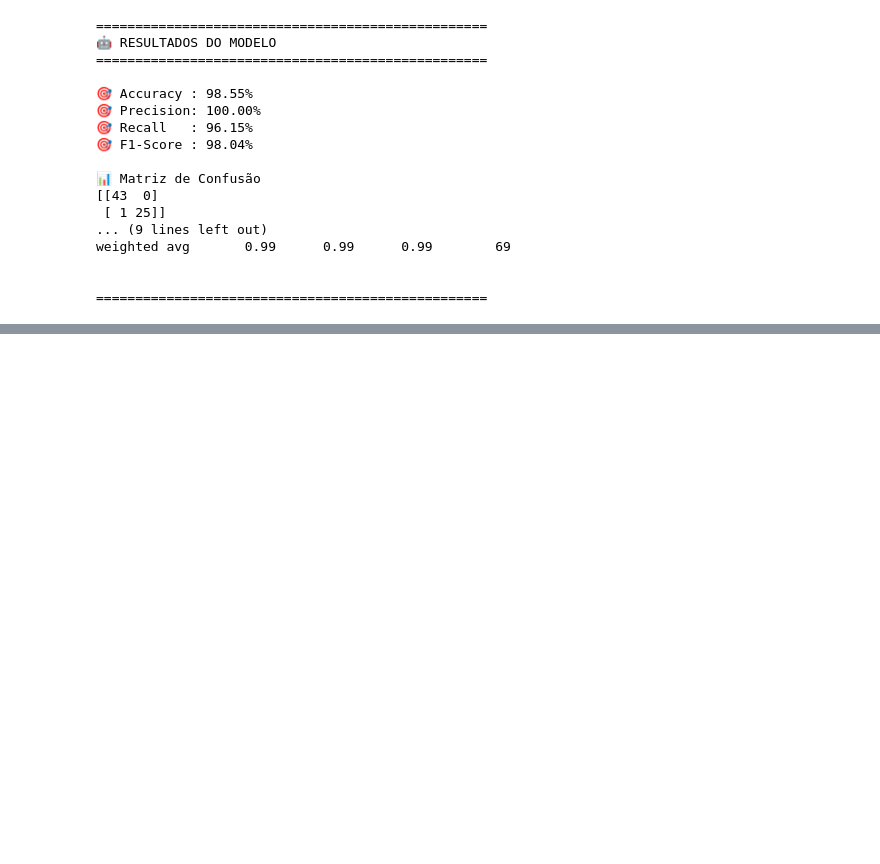
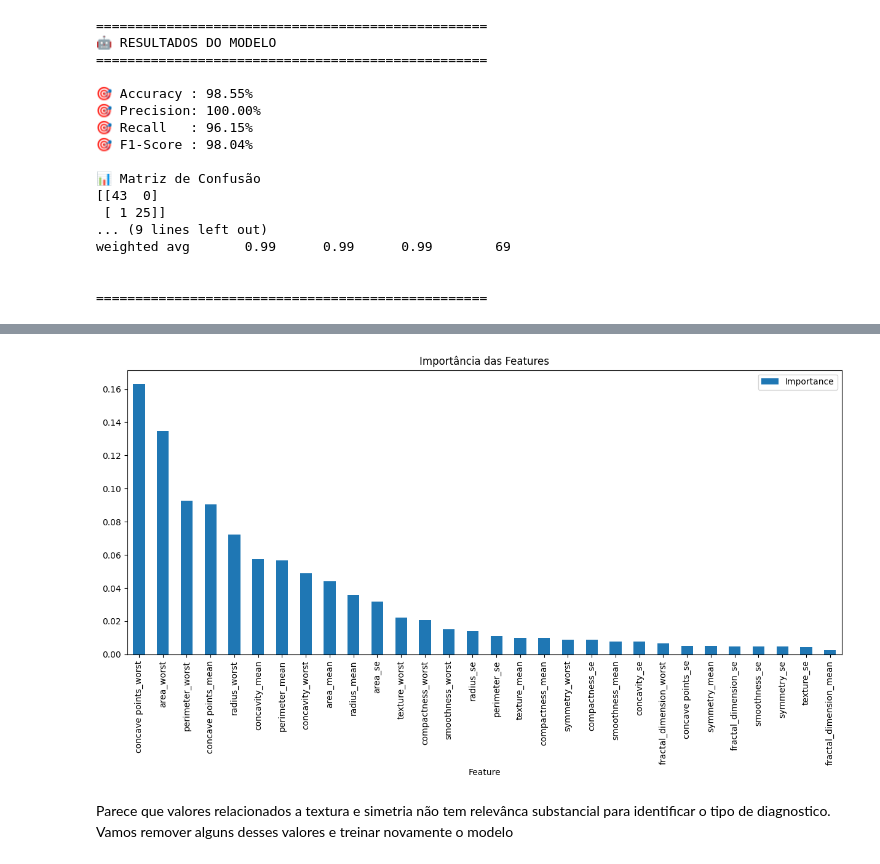
Before and after one commit to gabrielcannes/desafio-tecnico-fase1, a Jupyter notebook: clean.ipynb, the cells around one changed output, grey strips where cells are left out. Drawn from its saved outputs; the diff is of its cells as text; code cells hidden in the pictures; blank space fills up the shorter version.

```diff
--- a/clean.ipynb
+++ b/clean.ipynb
@@ -596,0 +999,14 @@ weighted avg       0.99      0.99      0.99        69
+# %%
+# Importância
+importance = pd.DataFrame({
+    'Feature': X_train.columns,
+    'Importance': rf_model.feature_importances_
+})
+
+# Ordenar
+importance = importance.sort_values(
+    by='Importance',
+    ascending=False
+)
+
+print(importance)
@@ -596,0 +1031,14 @@ weighted avg       0.99      0.99      0.99        69
+# %%
+importance.plot(
+    x='Feature',
+    y='Importance',
+    kind='bar',
+    figsize=(15, 6)
+)
+
+plt.title('Importância das Features')
+plt.show()
+# %% [output]
+[figure, added]
+# %% [markdown]
+Parece que valores relacionados a textura e simetria não tem relevânca substancial para identificar o tipo de diagnostico. Vamos remover alguns desses valores e treinar novamente o modelo
```
Also changed, not shown: parts of 20 cells of this notebook.
